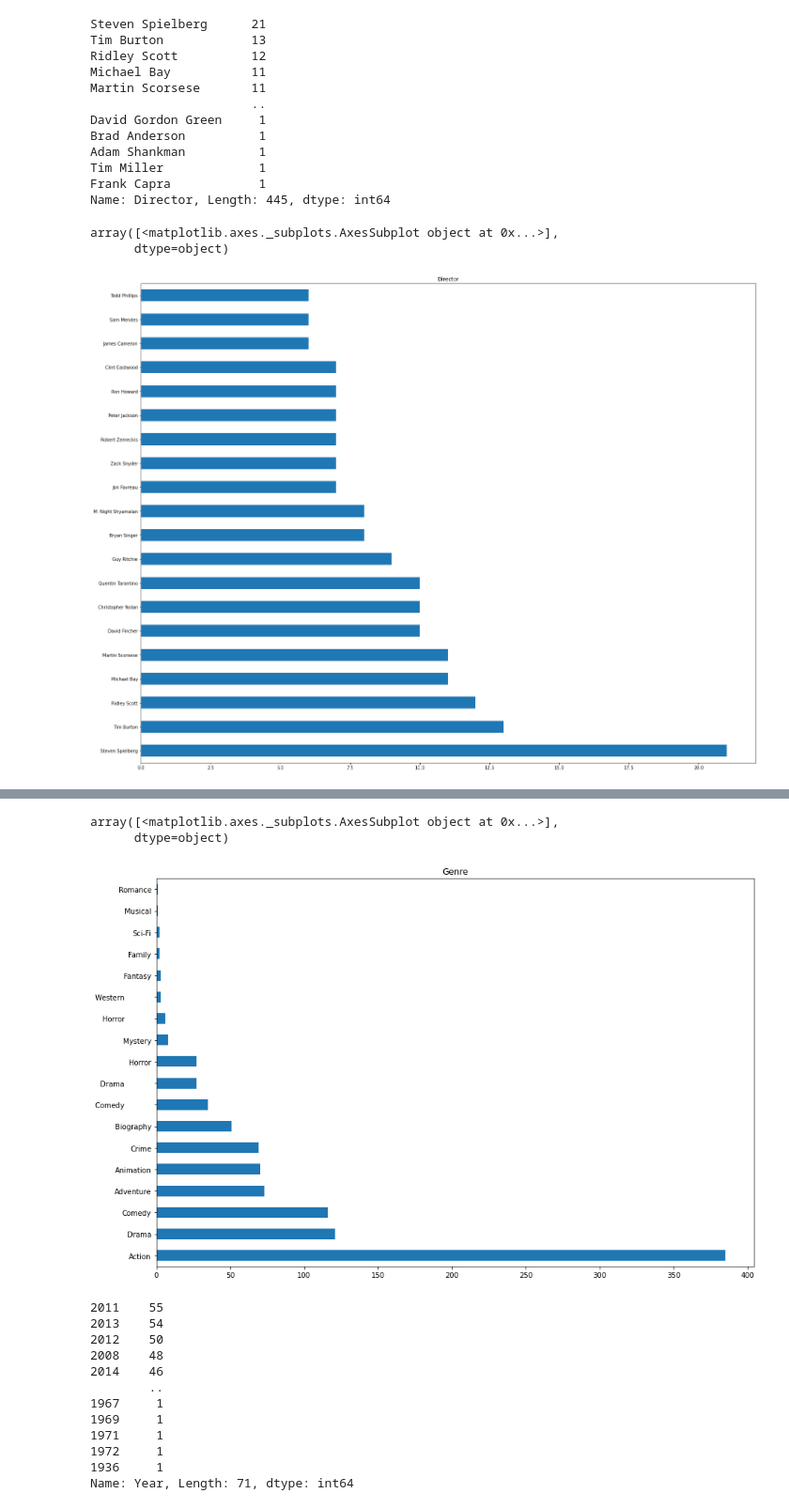
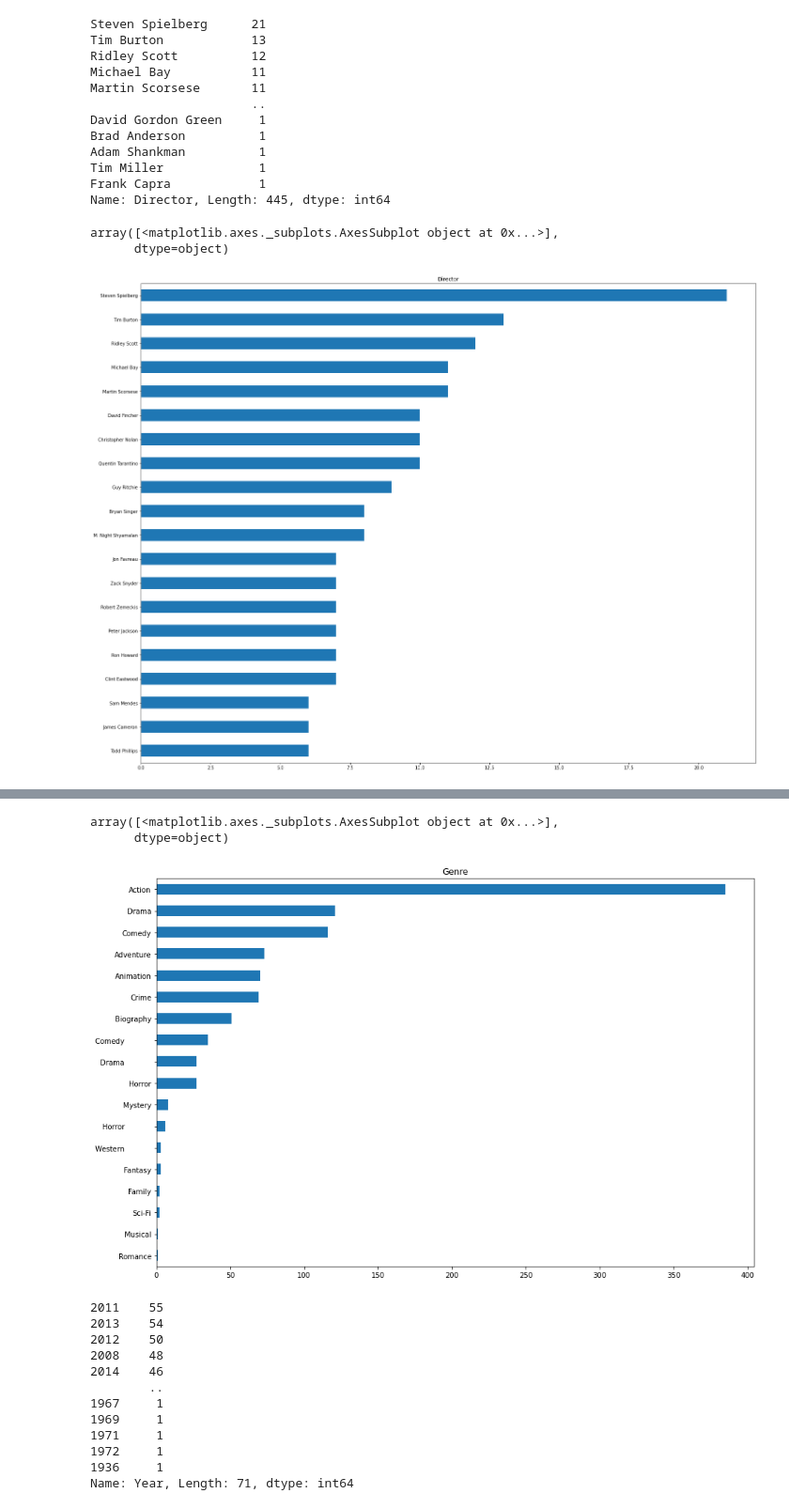
Before and after one commit to kdsl01/Data_science_Project_Scrpaer_and_data, a Jupyter notebook: data_project_2.ipynb, the cells around one changed output, grey strips where cells are left out. Shown at 94% size. Cells and saved outputs as stored; diff of their text form; code cells hidden in the pictures.

```diff
--- a/data_project_2.ipynb
+++ b/data_project_2.ipynb
@@ -47,11 +47,11 @@ Tim Miller             1
 Frank Capra            1
 Name: Director, Length: 445, dtype: int64
 # %%
-dircount.head(20).plot(kind='barh', subplots=True, figsize=(25,20))
+dircount.head(20).sort_values().plot(kind='barh', subplots=True, figsize=(25,20))
 # %% [output]
 array([<matplotlib.axes._subplots.AxesSubplot object at 0x...>],
       dtype=object)
-[figure, old version]
+[figure, new version]
 # %%
 genrecount = train.Genre.value_counts()
 print(genrecount)
@@ -76,11 +76,11 @@ Musical                  1
 Romance                  1
 Name: Genre, dtype: int64
 # %%
-train.Genre.value_counts().plot(kind='barh', subplots=True, figsize=(15,10))
+genrecount.sort_values().plot(kind='barh', subplots=True, figsize=(15,10))
 # %% [output]
 array([<matplotlib.axes._subplots.AxesSubplot object at 0x...>],
       dtype=object)
-[figure, old version]
+[figure, new version]
 # %%
 yearcount = train.Year.value_counts()
 print(yearcount)
```
